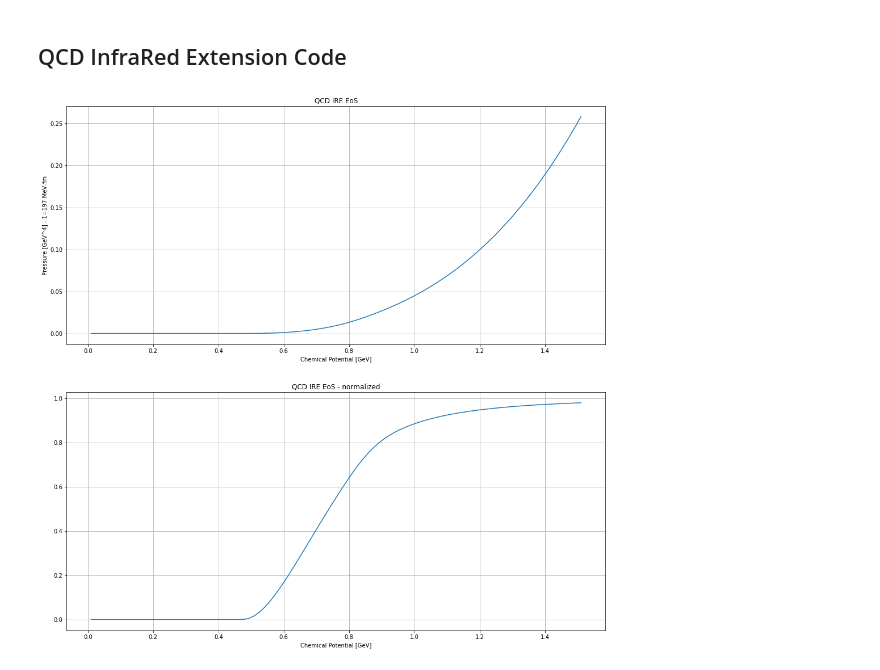
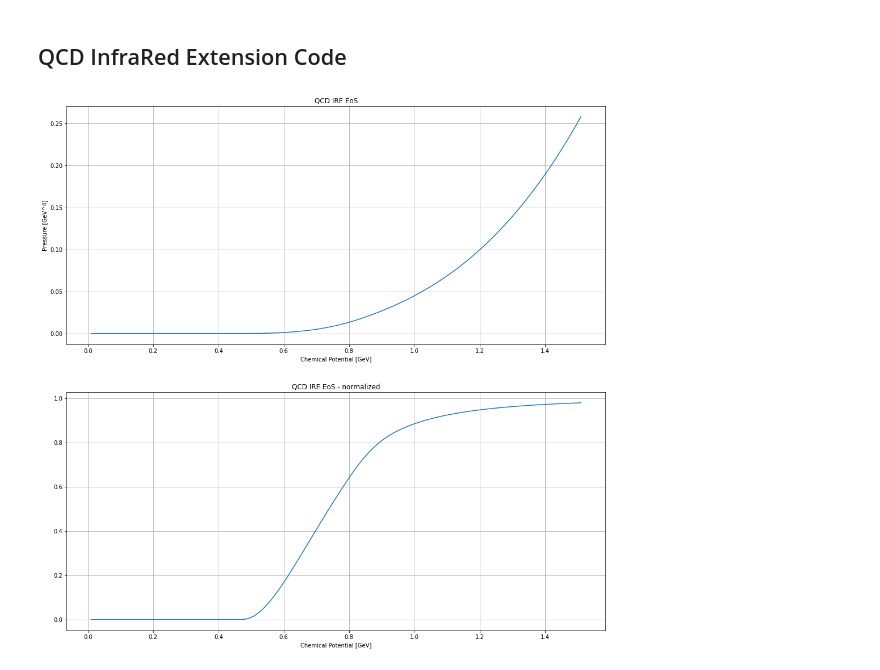
Before and after one commit to rsouza01/gribov_zwanziger, a Jupyter notebook: src/notebooks/Gribov_Zwanziger.ipynb, the cells around one changed output. Saved outputs shown, nothing was run; the diff lists cells and outputs as text; code cells hidden in the pictures.

```diff
--- a/src/notebooks/Gribov_Zwanziger.ipynb
+++ b/src/notebooks/Gribov_Zwanziger.ipynb
@@ -230,39 +230,47 @@ pressure_zero_T_list = []
 pressure_norm_zero_T_list = []
 
 for mu in mu_range:
-    pressure = pressureZeroT(mu, MPrime)
-    pressureNormalized = pressureZeroT(mu, MPrime)/(Nf*Nc*mu**4./12./math.pi**2.)
+    pressure = pressureZeroT(mu, MPrime) #GeV^4
+    pressureNormalized = pressureZeroT(mu, MPrime)/(Nf*Nc*mu**4./12./math.pi**2.) #GeV^4
+
+    # 1=197 1e-3 GeV * fm
+    # GeV = 1/(197e3 fm = 1/(1.97e5 fm)
+
+    #pressure = pressure * (1.97e5)**-3
+    #pressureNormalized = pressureNormalized * (1.97e5)**-3.
 
     pressure_zero_T_list.append(pressure)
-    pressure_norm_zero_T_list.append(pressureNormalized)
+    pressure_norm_zero_T_list.append(pressureNormalized) #GeV^4
+
+
 
 #print pressure_zero_T_list
 
 mpl.rcParams['figure.figsize'] = (17,17)
 
 plt.figure()
 
 plt.subplot(211)             # the first subplot in the first figure
 plt.title('QCD IRE EoS')
 
 plt.xlabel('Chemical Potential [GeV]')
-plt.ylabel('Pressure [GeV^4] - 1=197 MeV-fm')
+plt.ylabel('Pressure [GeV^4]')
 
 plt.grid()
 plt.plot(mu_range, pressure_zero_T_list)
 
 # the second subplot in the first figure
 plt.subplot(212)
 plt.title('QCD IRE EoS - normalized')
 
 plt.xlabel('Chemical Potential [GeV]')
 #plt.ylabel('Pressure [GeV^4]')
 
 plt.grid()
 plt.plot(mu_range, pressure_norm_zero_T_list)
 
 plt.show()
 
 #endregion
 # %% [output]
-[figure, old version]
+[figure, new version]
```
